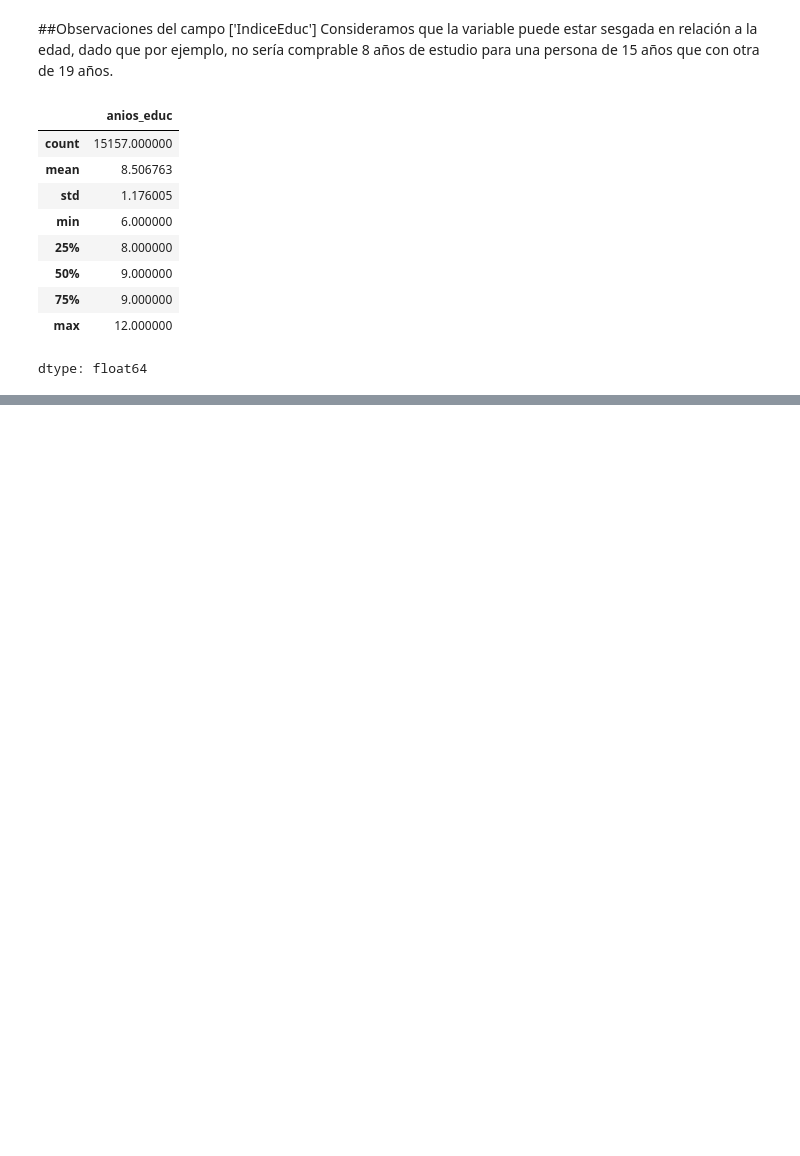
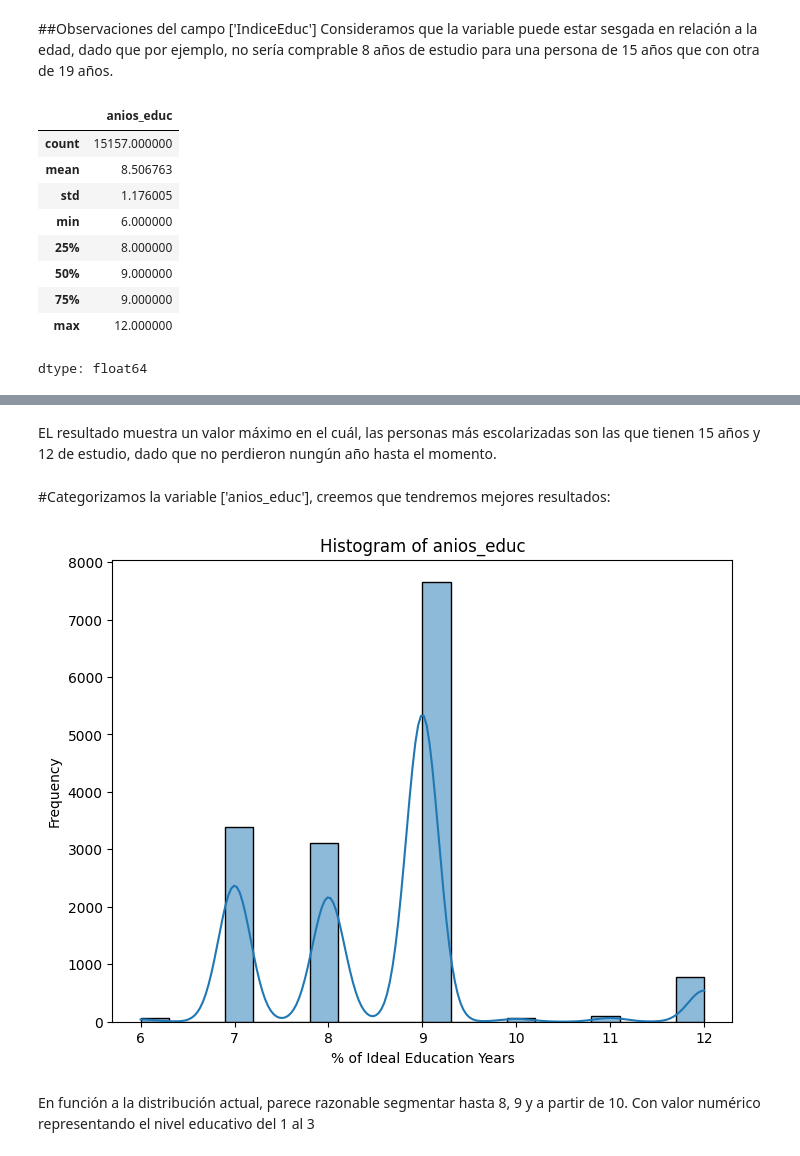
Before and after one commit to gabipalacios/Python, a Jupyter notebook: TFPython2025.ipynb, the cells around one changed output, grey strips where cells are left out. Cells and saved outputs as stored; diff of their text form; code cells hidden in the pictures; blank space fills up the shorter version.

```diff
--- a/TFPython2025.ipynb
+++ b/TFPython2025.ipynb
@@ -275,0 +358,16 @@ df['IndiceEduc'] = df['anios_educ']/(df['edad']-3)
+# %% [markdown]
+EL resultado muestra un valor máximo en el cuál, las personas más escolarizadas son las que tienen 15 años y 12 de estudio, dado que no perdieron nungún año hasta el momento.
+# %% [markdown]
+#Categorizamos la variable ['anios_educ'], creemos que tendremos mejores resultados:
+# %%
+#Analizamos el resultado de la nueva variable
+plt.figure(figsize=(8, 6))
+sns.histplot(data=df, x='anios_educ', bins=20, kde=True)
+plt.title('Histogram of anios_educ')
+plt.xlabel('% of Ideal Education Years')
+plt.ylabel('Frequency')
+plt.show()
+# %% [output]
+[figure, added]
+# %% [markdown]
+En función a la distribución actual, parece razonable segmentar hasta 8, 9 y a partir de 10. Con valor numérico representando el nivel educativo del 1 al 3
```
Also changed, not shown: parts of 19 cells of this notebook.
